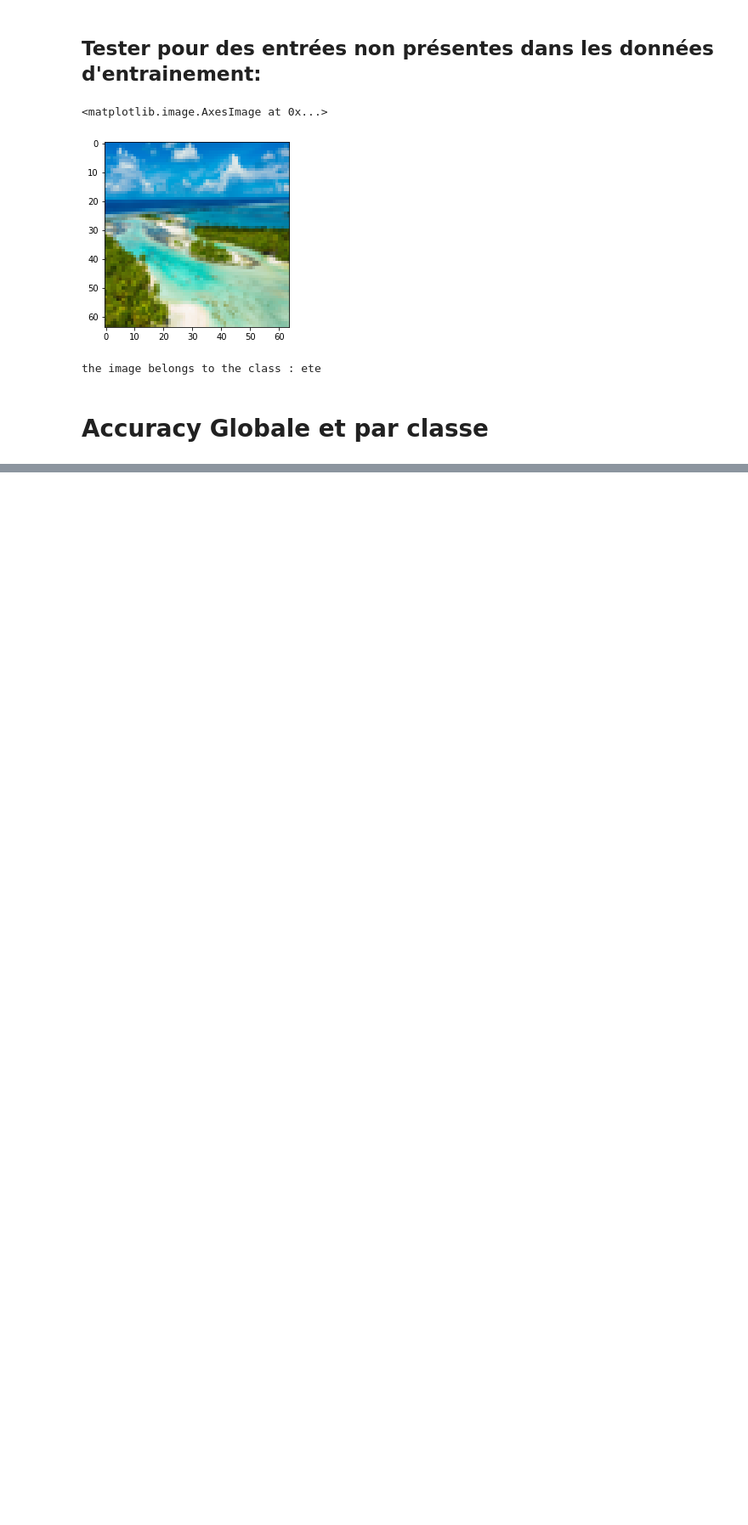
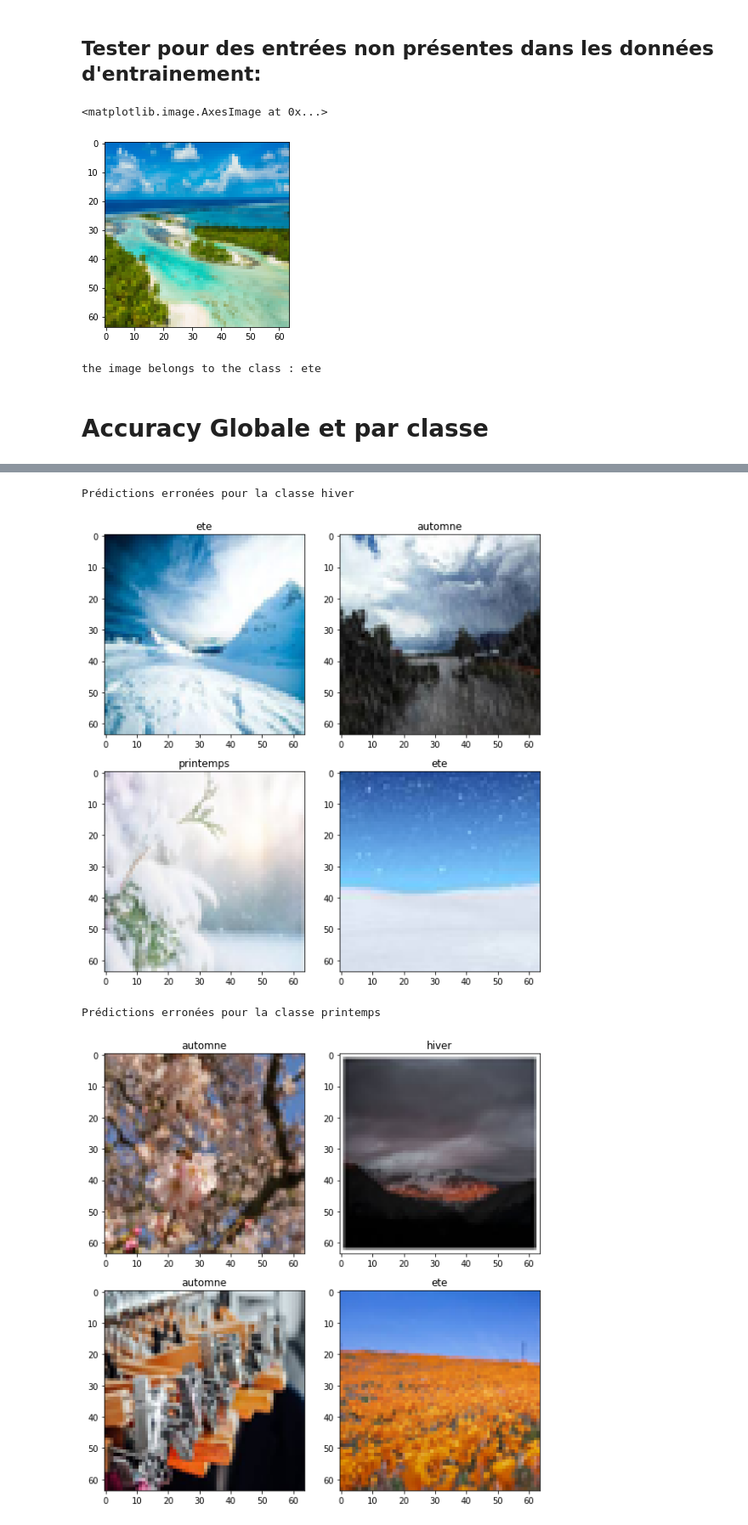
Before and after one commit to chaimaeouardani/img_classification, a Jupyter notebook: main.ipynb, the cells around one changed output, grey strips where cells are left out. Shown at 85% size. Drawn from its saved outputs; the diff is of its cells as text; code cells hidden in the pictures; blank space fills up the shorter version.

```diff
--- a/main.ipynb
+++ b/main.ipynb
@@ -574,0 +596,21 @@ Prédictions erronées pour la classe automne
+# %%
+
+for c in range(4):
+  plt.figure(figsize=(8, 8))
+  print("Prédictions erronées pour la classe", labels[c])
+  shuffle_indices = np.random.permutation(len(wrong_mdl[c]))
+  for i in range(0, 4):
+      plt.subplot(2, 2, i+1)
+      data = wrong_mdl[c][shuffle_indices[i]]
+      image = data[0]
+      prediction = data[1]
+      plt.title(labels[prediction])
+      plt.imshow(image)
+
+  plt.tight_layout()
+  plt.show()
+# %% [output]
+Prédictions erronées pour la classe hiver
+[figure, added]
+Prédictions erronées pour la classe printemps
+[figure, added]
```
Also changed, not shown: parts of 5 cells of this notebook.
